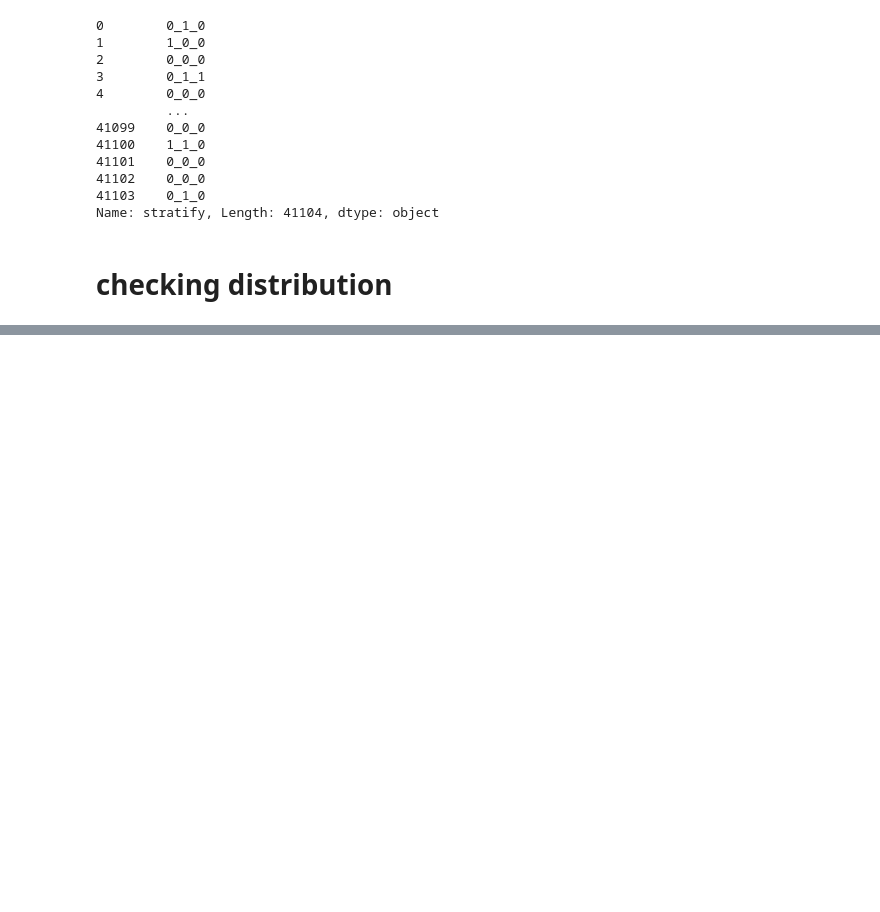
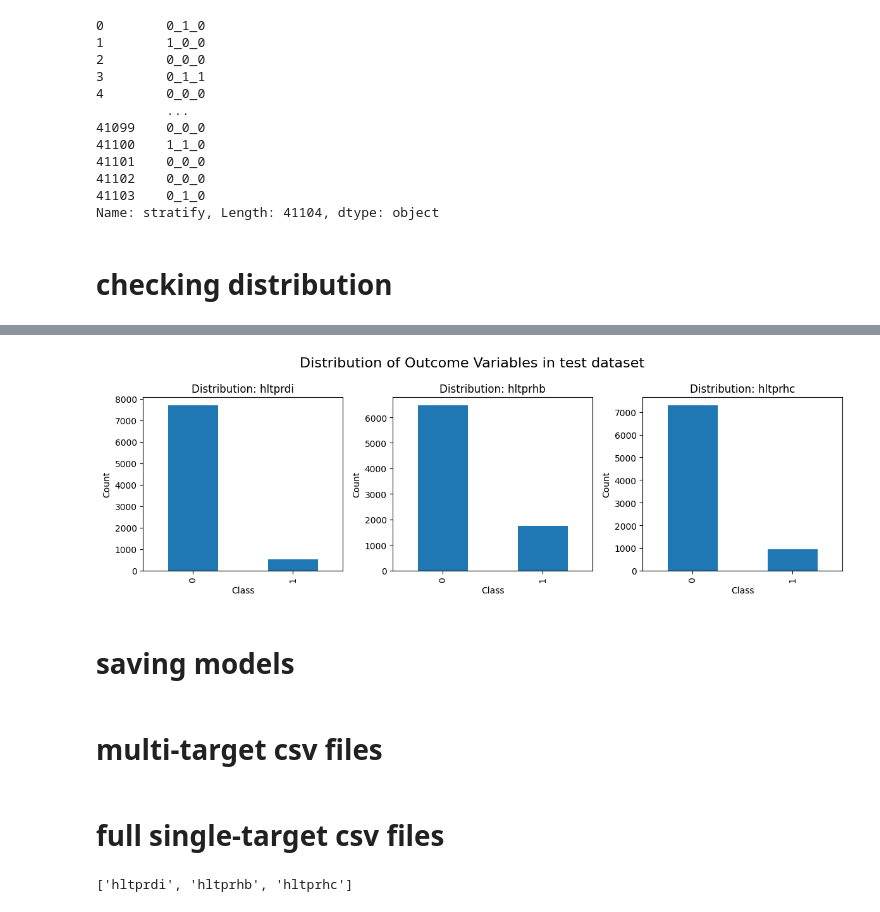
Before and after one commit to Dyretna/cf_bench, a Jupyter notebook: data/train_test_split.ipynb, the cells around one changed output, grey strips where cells are left out. Drawn from its saved outputs; the diff is of its cells as text; code cells hidden in the pictures; blank space fills up the shorter version.

```diff
--- a/data/train_test_split.ipynb
+++ b/data/train_test_split.ipynb
@@ -216,0 +189,22 @@ Name: proportion, dtype: float64
+# %%
+fig, axes = plt.subplots(1, len(OUTCOMES), figsize=(12, 4))
+
+for ax, col in zip(axes, OUTCOMES):
+    test_df[col].value_counts().plot(kind="bar", ax=ax)
+    ax.set_title(f"Distribution: {col}")
+    ax.set_xlabel("Class")
+    ax.set_ylabel("Count")
+
+fig.suptitle("Distribution of Outcome Variables in test dataset", fontsize=16)
+
+plt.tight_layout()
+plt.subplots_adjust(top=0.85)
+
+plt.tight_layout()
+plt.show()
+# %% [output]
+[figure, added]
+# %% [markdown]
+# saving models
+# %% [markdown]
+# multi-target csv files
@@ -216,0 +214,6 @@ Name: proportion, dtype: float64
+# %% [markdown]
+# full single-target csv files
+# %%
+print(OUTCOMES)
+# %% [output]
+['hltprdi', 'hltprhb', 'hltprhc']
```
Also changed, not shown: parts of 14 cells of this notebook, 17 other files.
